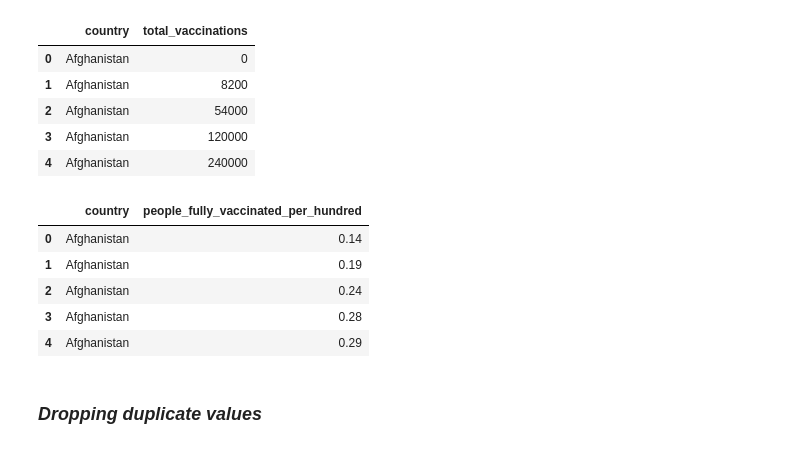
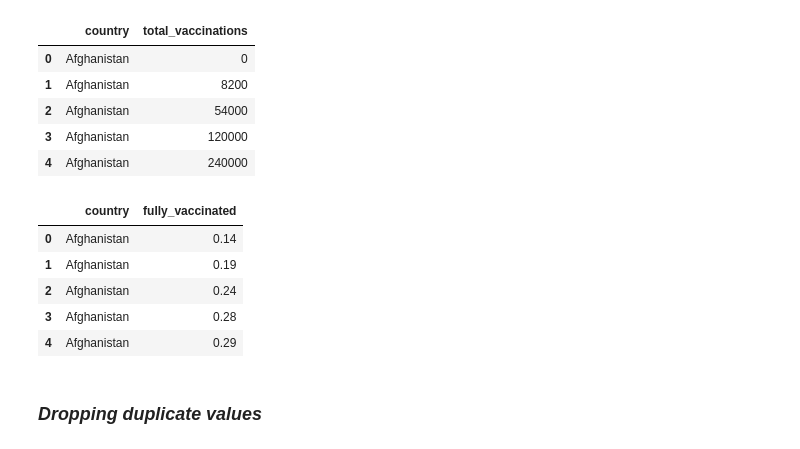
Before and after one commit to RuizLorenzoChavez/DATA100-Finals-COVID-Vaccination-Tracker, a Jupyter notebook: group1-data-storytelling.ipynb, the cells around one changed output. Drawn from its saved outputs; the diff is of its cells as text; code cells hidden in the pictures.

```diff
--- a/group1-data-storytelling.ipynb
+++ b/group1-data-storytelling.ipynb
@@ -389,13 +389,13 @@ renamed_dropped_cumulative_covid_vaccination.head()
 | 4 | Afghanistan | 240000 |
 # %%
 # fully_vaccinated_individuals
-new_columns={'Entity':'country'}
+new_columns={'Entity':'country','people_fully_vaccinated_per_hundred':'fully_vaccinated'}
 columns_to_drop=['Code','145609-annotations','Day']
 
 renamed_dropped_fully_vaccinated_individuals = (fully_vaccinated_individuals).drop(columns=columns_to_drop).rename(columns=new_columns)
 renamed_dropped_fully_vaccinated_individuals.head()
 # %% [output]
-|  | country | people_fully_vaccinated_per_hundred |
+|  | country | fully_vaccinated |
 | 0 | Afghanistan | 0.14 |
 | 1 | Afghanistan | 0.19 |
 | 2 | Afghanistan | 0.24 |
```
Also changed, not shown: parts of 31 cells of this notebook, 1 other file.
